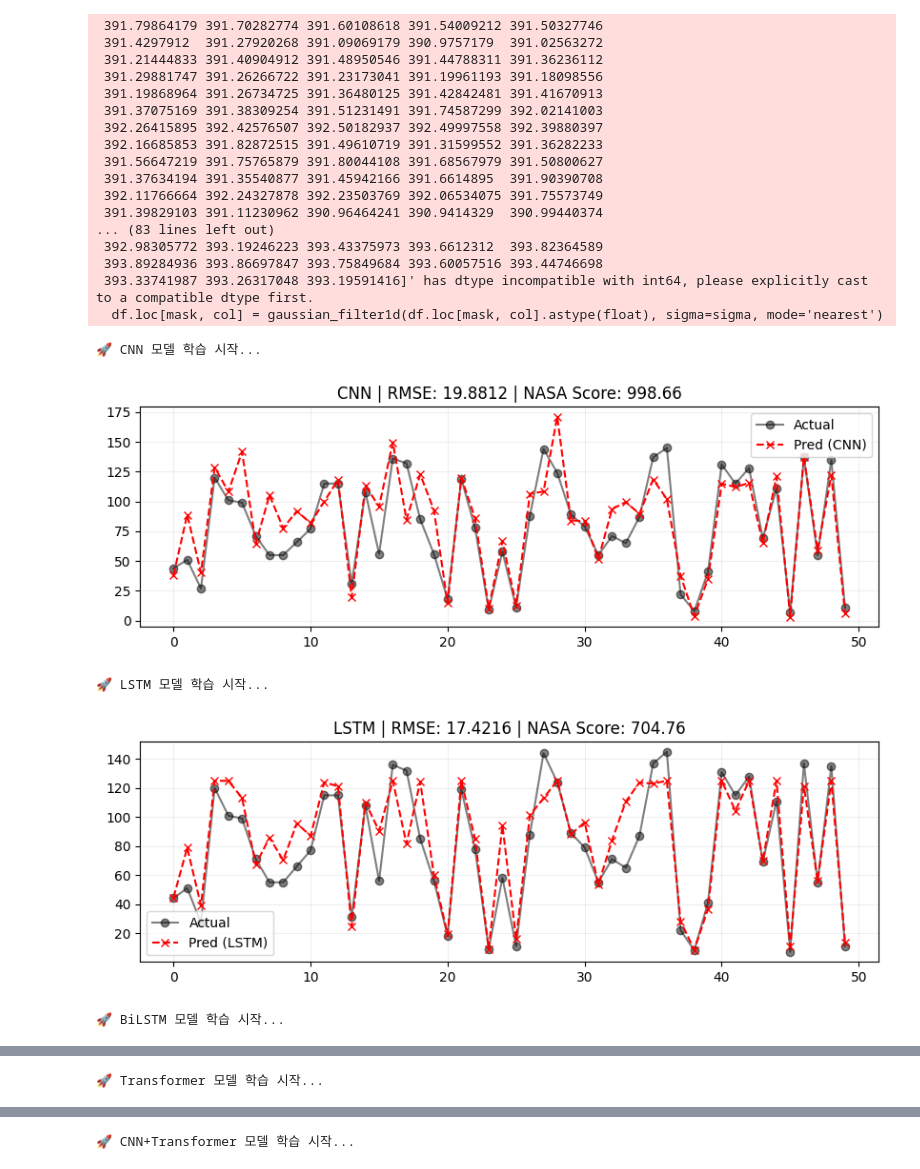
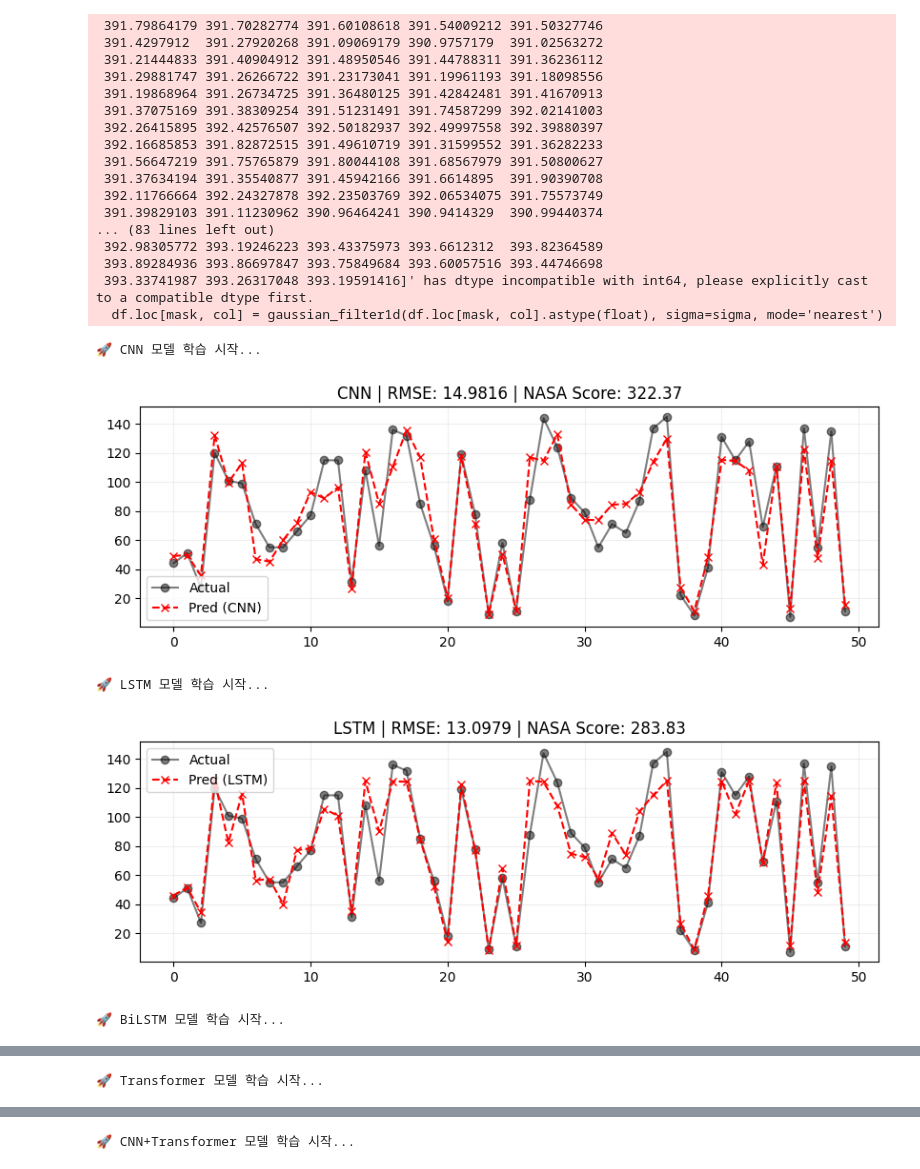
Before and after one commit to kt01054315893-tech/project, a Jupyter notebook: notebooks/FD003/FD003_파이프라인_DL.ipynb, the cells around one changed output, grey strips where cells are left out. Drawn from its saved outputs; the diff is of its cells as text; code cells hidden in the pictures.

```diff
--- a/notebooks/FD003/FD003_파이프라인_DL.ipynb
+++ b/notebooks/FD003/FD003_파이프라인_DL.ipynb
@@ -15,7 +15,7 @@ from sklearn.metrics import mean_squared_error
 # ==========================================
 # [1] 실험 설정 구간 (기존 CONFIG 유지 + 딥러닝 설정 추가)
 # ==========================================
-DATA_PATH = '../CMAPSSData/'
+DATA_PATH = '../../CMAPSSData/'
 CONFIG = {
     'DATA_ID': 'FD003',
     'RUL_CAP': 125,
@@ -23,12 +23,13 @@ CONFIG = {
     'RANDOM_STATE': 42,
     'TEST_SIZE': 0.2,
     'SCALER_TYPE': 'standard',
-    'SELECTED_SENSORS': 'auto',
+    'SELECTED_SENSORS': ['s_2', 's_3', 's_4', 's_7', 's_8', 's_9', 's_11',
+                         's_12', 's_13', 's_14', 's_15', 's_17', 's_20', 's_21'],
     'SETTING_FEATURES': ['setting_1', 'setting_2'],
-    'USE_MA': True,   'WIN_MA': 5,
-    'USE_STD': True,  'WIN_STD': 10,
-    'USE_DIFF': True, 'PER_DIFF': 1,
-    'USE_EMA': True,  'SPAN_EMA': 10,
+    'USE_MA': False,   'WIN_MA': 5,
+    'USE_STD': True,  'WIN_STD': 60,
+    'USE_DIFF': True, 'PER_DIFF': 60,
+    'USE_EMA': False,  'SPAN_EMA': 10,
     'USE_LAG': False,
 
     # 딥러닝 전용 설정
@@ -245,34 +246,34 @@ for name, model in models.items():
     # 시각화
     plt.figure(figsize=(10, 3))
     plt.plot(y_test_actual[:50], 'ko-', label='Actual', alpha=0.5)
     plt.plot(y_pred[:50], 'rx--', label=f'Pred ({name})')
     plt.title(f"{name} | RMSE: {rmse:.4f} | NASA Score: {score:.2f}")
     plt.legend(); plt.grid(True, alpha=0.2); plt.show()
 
     results.append([name, rmse, score])
 
 print("\n🏆 딥러닝 모델 성능 비교 요약")
 print(pd.DataFrame(results, columns=['Model', 'RMSE', 'NASA Score']).to_string(index=False))
 # %% [output]
  391.79864179 391.70282774 391.60108618 391.54009212 391.50327746
  391.4297912  391.27920268 391.09069179 390.9757179  391.02563272
  391.21444833 391.40904912 391.48950546 391.44788311 391.36236112
  391.29881747 391.26266722 391.23173041 391.19961193 391.18098556
  391.19868964 391.26734725 391.36480125 391.42842481 391.41670913
  391.37075169 391.38309254 391.51231491 391.74587299 392.02141003
  392.26415895 392.42576507 392.50182937 392.49997558 392.39880397
  392.16685853 391.82872515 391.49610719 391.31599552 391.36282233
  391.56647219 391.75765879 391.80044108 391.68567979 391.50800627
  391.37634194 391.35540877 391.45942166 391.6614895  391.90390708
  392.11766664 392.24327878 392.23503769 392.06534075 391.75573749
  391.39829103 391.11230962 390.96464241 390.9414329  390.99440374
 ... (83 lines left out)
  392.98305772 393.19246223 393.43375973 393.6612312  393.82364589
  393.89284936 393.86697847 393.75849684 393.60057516 393.44746698
  393.33741987 393.26317048 393.19591416]' has dtype incompatible with int64, please explicitly cast to a compatible dtype first.
   df.loc[mask, col] = gaussian_filter1d(df.loc[mask, col].astype(float), sigma=sigma, mode='nearest')
 🚀 CNN 모델 학습 시작...
-[figure, old version]
+[figure, new version]
 🚀 LSTM 모델 학습 시작...
-[figure, old version]
+[figure, new version]
 🚀 BiLSTM 모델 학습 시작...
```
Also changed, not shown: parts of 3 cells of this notebook, 9 other files.
